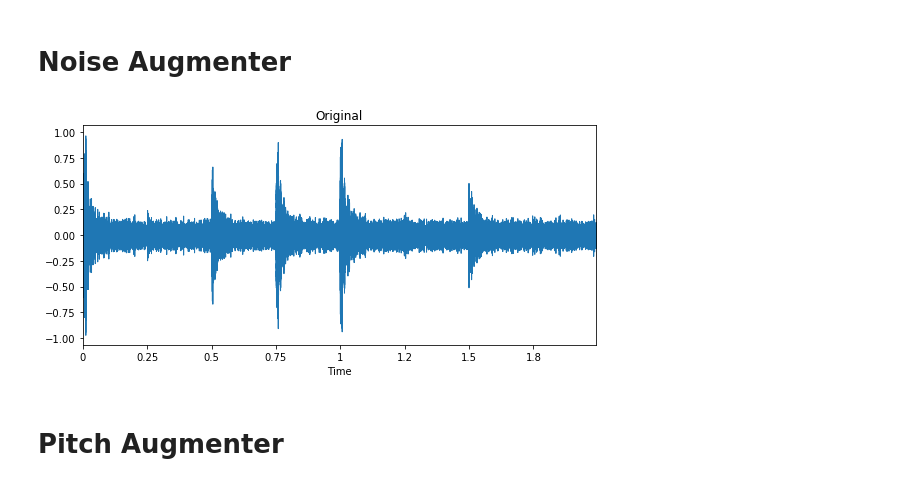
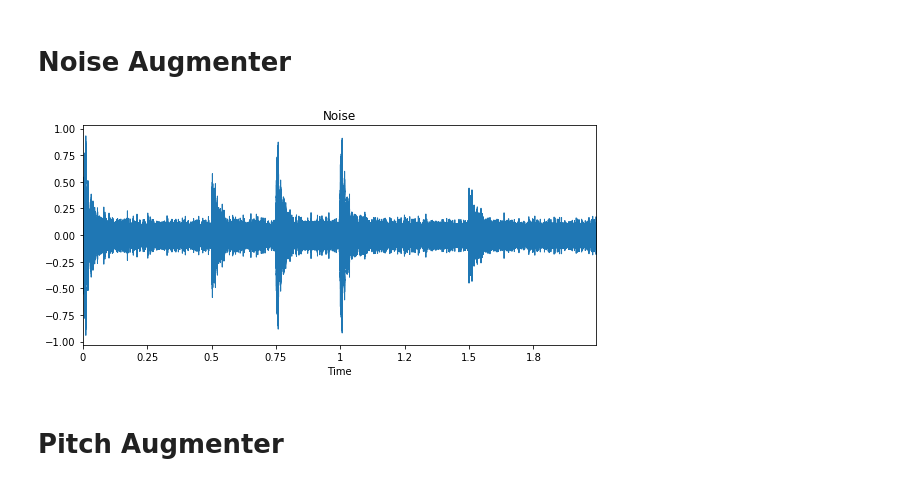
Before and after one commit to makcedward/nlpaug, a Jupyter notebook: example/audio_augmenter.ipynb, the cells around one changed output. Saved outputs shown, nothing was run; the diff lists cells and outputs as text; code cells hidden in the pictures.

```diff
--- a/example/audio_augmenter.ipynb
+++ b/example/audio_augmenter.ipynb
@@ -17,10 +17,10 @@ import nlpaug.flow as naf
 # %%
 aug = naa.NoiseAug(nosie_factor=0.05)
 
 augmented_audio = aug.substitute(audio)
-VisualWave.visual('Original', augmented_audio, sampling_rate)
+VisualWave.visual('Noise', augmented_audio, sampling_rate)
 # %% [output]
-[figure, old version]
+[figure, new version]
 # %% [markdown]
 # Pitch Augmenter
 # %%
```
Also changed, not shown: 3 other files.
